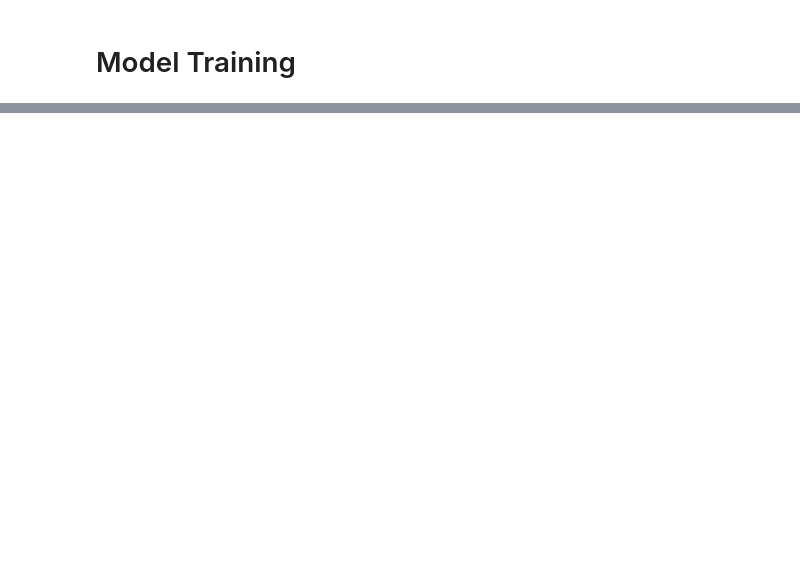
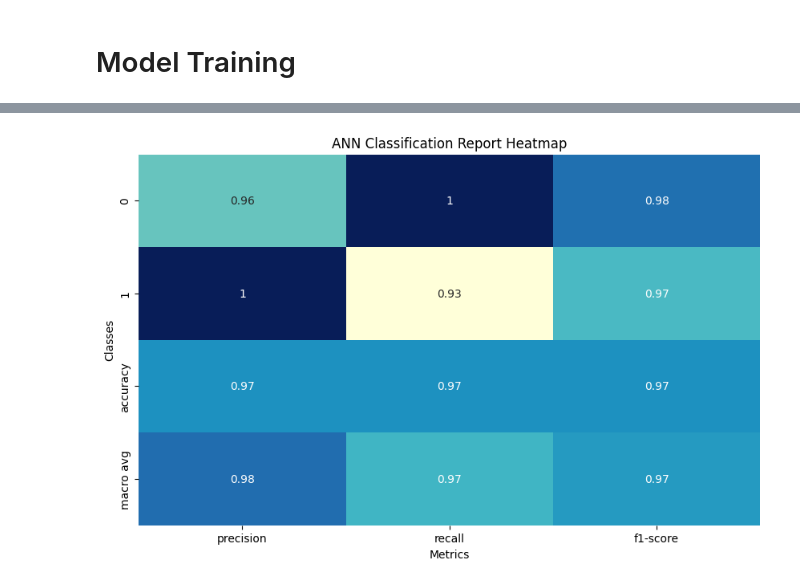
Before and after one commit to Shahroze-Gondal/ATM-Console-App, a Jupyter notebook: kidney_Classification_Code_.ipynb, the cells around one changed output, grey strips where cells are left out. Drawn from its saved outputs; the diff is of its cells as text; code cells hidden in the pictures; blank space fills up the shorter version.

```diff
--- a/kidney_Classification_Code_.ipynb
+++ b/kidney_Classification_Code_.ipynb
@@ -601,0 +697,24 @@ weighted avg       0.99      0.98      0.98        66
+# %%
+# Define the ANN model (MLPClassifier)
+mlp = MLPClassifier(max_iter=1000, random_state=42)
+
+# Set up the parameter grid for GridSearchCV
+param_grid = {
+    'hidden_layer_sizes': [(50,),(75,), (100,), (50, 50)],
+    'activation': ['tanh', 'relu'],
+    'solver': ['sgd', 'adam'],
+    'alpha': [0.0001, 0.001, 0.01],
+    'learning_rate': ['constant', 'adaptive']
+}
+# %%
+# Perform GridSearchCV
+grid_search_ann = GridSearchCV(mlp, param_grid, cv=5, scoring='accuracy', n_jobs=-1)
+grid_search_ann.fit(X_train_normalized, y_train)
+
+# Retrieve the best model and parameters
+best_ann = grid_search_ann.best_estimator_
+best_params_ann = grid_search_ann.best_params_
+print("Best Parameters for ANN:", best_params_ann)
+
+# Make predictions on the test set
+y_pred_ann = best_ann.predict(X_test_normalized)
@@ -601,0 +754,13 @@ weighted avg       0.99      0.98      0.98        66
+# %%
+# Classification Report Heatmap
+class_report_ann_dict = classification_report(y_test, y_pred_ann, output_dict=True)
+class_report_ann_df = pd.DataFrame(class_report_ann_dict).transpose()
+
+plt.figure(figsize=(10, 6))
+sns.heatmap(class_report_ann_df.iloc[:-1, :-1], annot=True, cmap="YlGnBu", cbar=False)
+plt.title("ANN Classification Report Heatmap")
+plt.xlabel("Metrics")
+plt.ylabel("Classes")
+plt.show()
+# %% [output]
+[figure, added]
```
Also changed, not shown: parts of 29 cells of this notebook.
